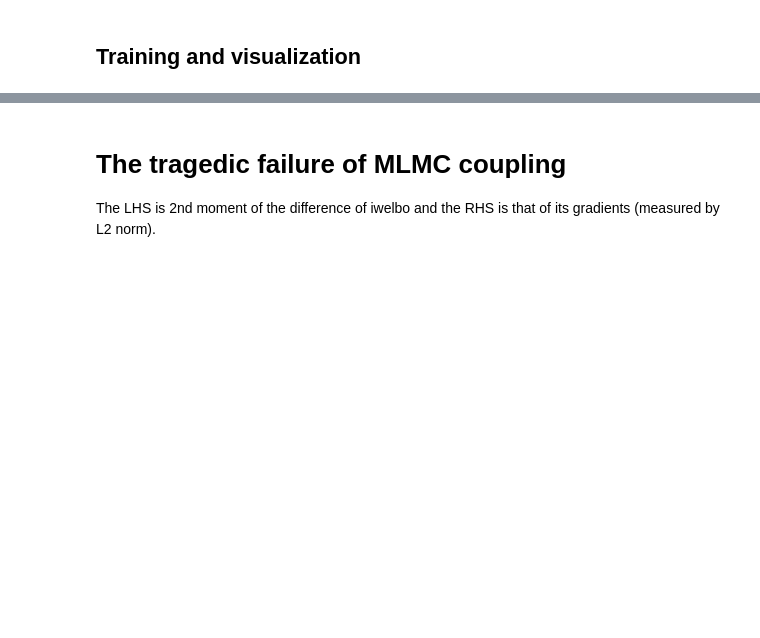
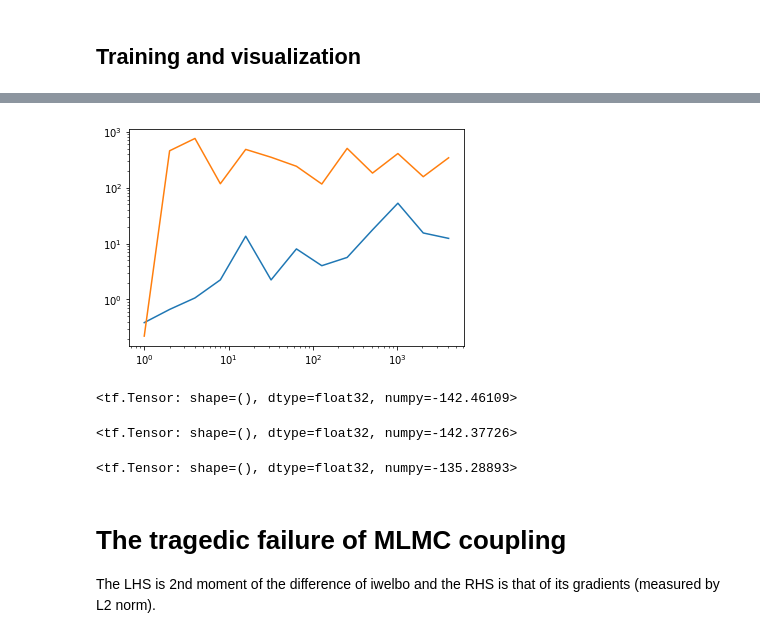
Before and after one commit to Goda-Research-Group/mlmc-model-evidence, a Jupyter notebook: notebooks/Convolutional_Variational_Autoencoder.ipynb, the cells around one changed output, grey strips where cells are left out. Cells and saved outputs as stored; diff of their text form; code cells hidden in the pictures; blank space fills up the shorter version.

```diff
--- a/notebooks/Convolutional_Variational_Autoencoder.ipynb
+++ b/notebooks/Convolutional_Variational_Autoencoder.ipynb
@@ -185,3 +259,34 @@ def plot_convergence_sumo(model, test_dataset, obj):
+# %%
+res = {'sumo':[],'mlmc':[]}
+levels = [i for i in range(13)]
+for l in levels:
+    for train_x in train_dataset:
+        a = [model.compute_IWELBO_sumo(train_x, 2**l) for i in range(10000)]
+        b = [model.compute_objective_mlmc(train_x, max_level=l, obj='iwelbo', b=0.45, randomize=True) for i in range(10)]
+        res['sumo'].append(np.var(a))
+        res['mlmc'].append(np.var(b))
+        break
+# %%
+# plot
+ks = [2**l for l in range(13)]
+plt.plot(ks, res['sumo'])
+plt.plot(ks, res['mlmc'])
+plt.yscale('log')
+plt.xscale('log')
+# %% [output]
+[figure, added]
+# %%
+model.compute_IWELBO_sumo(train_x, 2**10)
+# %% [output]
+<tf.Tensor: shape=(), dtype=float32, numpy=-142.46109>
+# %%
+model.compute_objective(train_x, 8, 'iwelbo')
+# %% [output]
+<tf.Tensor: shape=(), dtype=float32, numpy=-142.37726>
+# %%
+model.compute_objective_mlmc(train_x, max_level=1, obj='iwelbo', b=0.45, w0=1/(1+1), randomize=False)
+# %% [output]
+<tf.Tensor: shape=(), dtype=float32, numpy=-135.28893>
 # %% [markdown]
 # The tragedic failure of MLMC coupling
 
```
Also changed, not shown: parts of 8 cells of this notebook.
